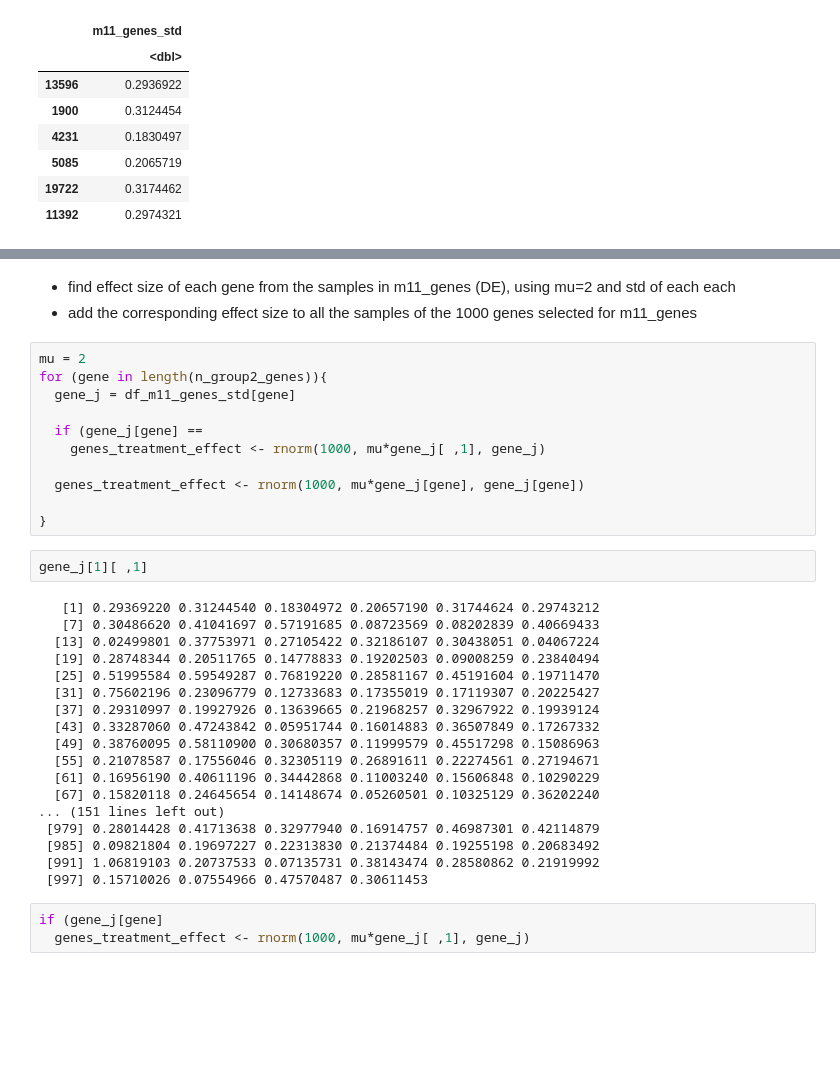
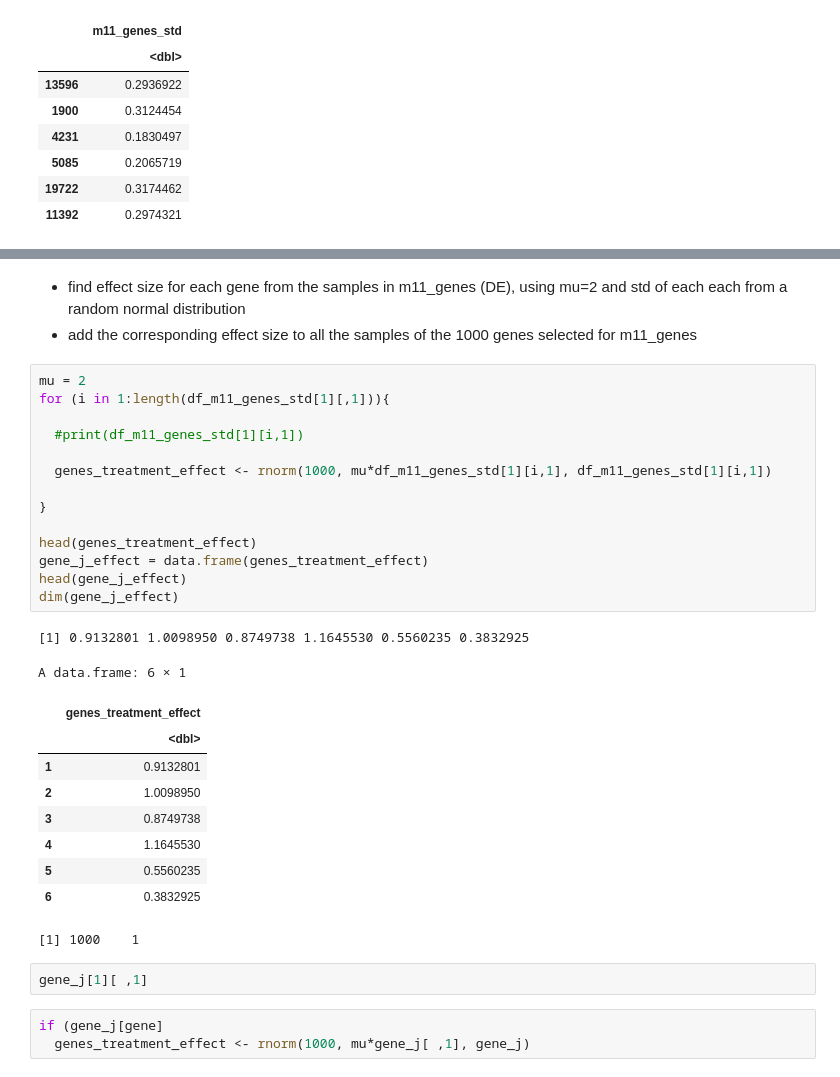
Before and after one commit to almedida/thesis, a Jupyter notebook: simulation.ipynb, the cells around one changed output, grey strips where cells are left out. Cells and saved outputs as stored; diff of their text form; blank space fills up the shorter version.

```diff
--- a/simulation.ipynb
+++ b/simulation.ipynb
@@ -136,39 +145,36 @@ A data.frame: 6 × 1
 # %% [markdown]
 
 
-*   find effect size of each gene from the samples in m11_genes (DE), using mu=2 and std of each each
+*   find effect size for each gene from the samples in m11_genes (DE), using mu=2 and std of each each from a random normal distribution
 *   add the corresponding effect size to all the samples of the 1000 genes selected for m11_genes
-# %%
-mu = 2
-for (gene in length(n_group2_genes)){
-  gene_j = df_m11_genes_std[gene]
-
-  if (gene_j[gene] ==
-    genes_treatment_effect <- rnorm(1000, mu*gene_j[ ,1], gene_j)
-
-  genes_treatment_effect <- rnorm(1000, mu*gene_j[gene], gene_j[gene])
-
-}
+# %%
+mu = 2
+for (i in 1:length(df_m11_genes_std[1][,1])){
+
+  #print(df_m11_genes_std[1][i,1])
+
+  genes_treatment_effect <- rnorm(1000, mu*df_m11_genes_std[1][i,1], df_m11_genes_std[1][i,1])
+
+}
+
+head(genes_treatment_effect)
+gene_j_effect = data.frame(genes_treatment_effect)
+head(gene_j_effect)
+dim(gene_j_effect)
+# %% [output]
+[1] 0.9132801 1.0098950 0.8749738 1.1645530 0.5560235 0.3832925
+A data.frame: 6 × 1
+|  | genes_treatment_effect |
+|  | <dbl> |
+| 1 | 0.9132801 |
+| 2 | 1.0098950 |
+| 3 | 0.8749738 |
+| 4 | 1.1645530 |
+| 5 | 0.5560235 |
+| 6 | 0.3832925 |
+[1] 1000    1
 # %%
 gene_j[1][ ,1]
-# %% [output]
-   [1] 0.29369220 0.31244540 0.18304972 0.20657190 0.31744624 0.29743212
-   [7] 0.30486620 0.41041697 0.57191685 0.08723569 0.08202839 0.40669433
-  [13] 0.02499801 0.37753971 0.27105422 0.32186107 0.30438051 0.04067224
-  [19] 0.28748344 0.20511765 0.14778833 0.19202503 0.09008259 0.23840494
-  [25] 0.51995584 0.59549287 0.76819220 0.28581167 0.45191604 0.19711470
-  [31] 0.75602196 0.23096779 0.12733683 0.17355019 0.17119307 0.20225427
-  [37] 0.29310997 0.19927926 0.13639665 0.21968257 0.32967922 0.19939124
-  [43] 0.33287060 0.47243842 0.05951744 0.16014883 0.36507849 0.17267332
-  [49] 0.38760095 0.58110900 0.30680357 0.11999579 0.45517298 0.15086963
-  [55] 0.21078587 0.17556046 0.32305119 0.26891611 0.22274561 0.27194671
-  [61] 0.16956190 0.40611196 0.34442868 0.11003240 0.15606848 0.10290229
-  [67] 0.15820118 0.24645654 0.14148674 0.05260501 0.10325129 0.36202240
-... (151 lines left out)
- [979] 0.28014428 0.41713638 0.32977940 0.16914757 0.46987301 0.42114879
- [985] 0.09821804 0.19697227 0.22313830 0.21374484 0.19255198 0.20683492
- [991] 1.06819103 0.20737533 0.07135731 0.38143474 0.28580862 0.21919992
- [997] 0.15710026 0.07554966 0.47570487 0.30611453
 # %%
 if (gene_j[gene]
   genes_treatment_effect <- rnorm(1000, mu*gene_j[ ,1], gene_j)
```
Also changed, not shown: parts of 1 cell of this notebook.
